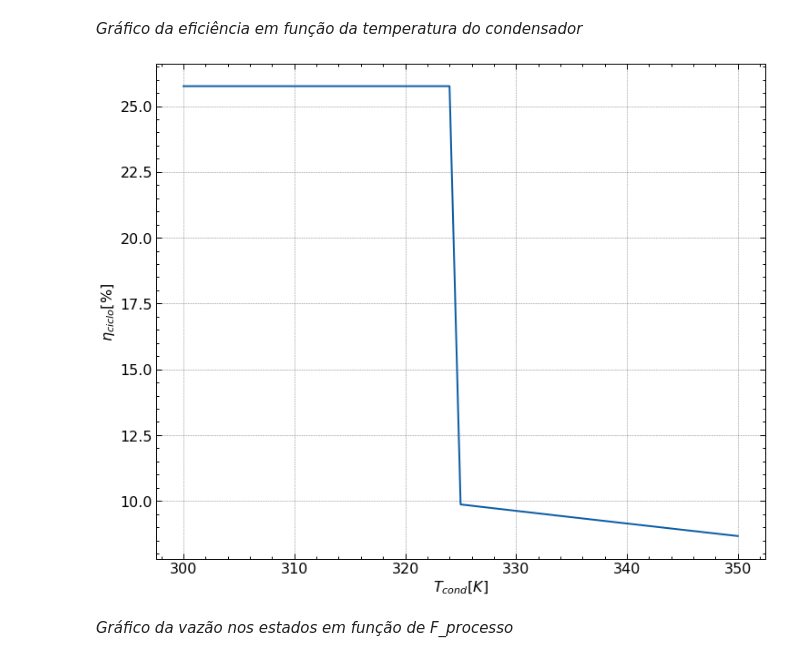
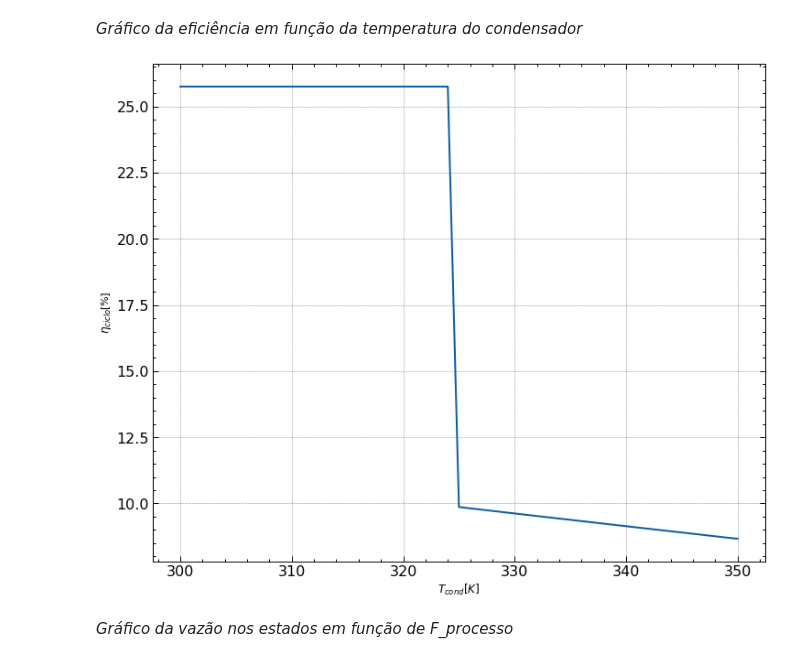
Before and after one commit to luaneng/gdv, a Jupyter notebook: projeto/main.ipynb, the cells around one changed output. Saved outputs shown, nothing was run; the diff lists cells and outputs as text; code cells hidden in the pictures.

```diff
--- a/projeto/main.ipynb
+++ b/projeto/main.ipynb
@@ -200,12 +200,7 @@ for i in estds:
     pressao.append(i.p)
     entalpia.append(i.h)
     entropia.append(i.s)
-    if absolute(round(i.Q, 4)) == 1:
-        titulo.append('Vap. Sat.')
-    elif i.Q == 0:
-        titulo.append('Liq. Sat.')
-    else:
-        titulo.append(i.Q)
+    titulo.append(i.Q)
 # %% [markdown]
 ## Resolvendo o sistema de equação das vazões ##
 # %% [markdown]
@@ -519,30 +514,30 @@ _Gráfico da eficiência em função da temperatura do condensador_
 # %%
 def ntcond():
 
     #Definindo variação da temperatura do condesador no gráfico
     tcondensador = arange(300, 350+1, 1)
 
     #Criando lista vazia para adicionar dados da eficiencia em função da temperatura do condensador
     n_ciclo_tcond = []
 
     #Adicionando dados a lista vazia
     for c in range(len(tcondensador)):
         n_ciclo_tcond.append(n_ciclo(p8=P[7], t1=Tk[0], tcond=tcondensador[c]))
 
     #Montando o gráfico
     plt.style.use(['science', 'notebook', 'grid'])
     plt.figure(figsize=(12, 10))
 
     plt.plot(tcondensador, n_ciclo_tcond)
 
-    plt.ylabel(r'$\eta_{ciclo}$[%]')
-    plt.xlabel(r'$T_{cond} [K]$')
+    plt.ylabel(r'$\eta_{ciclo}$[%]', fontname='Arial', fontsize=12)
+    plt.xlabel(r'$T_{cond} [K]$', fontname='Arial', fontsize=12)
 
     plt.plot()
 
 ntcond()
 # %% [output]
-[figure, old version]
+[figure, new version]
 # %% [markdown]
 _Gráfico da vazão nos estados em função de F_processo_
 # %%
```
Also changed, not shown: parts of 8 cells of this notebook.
